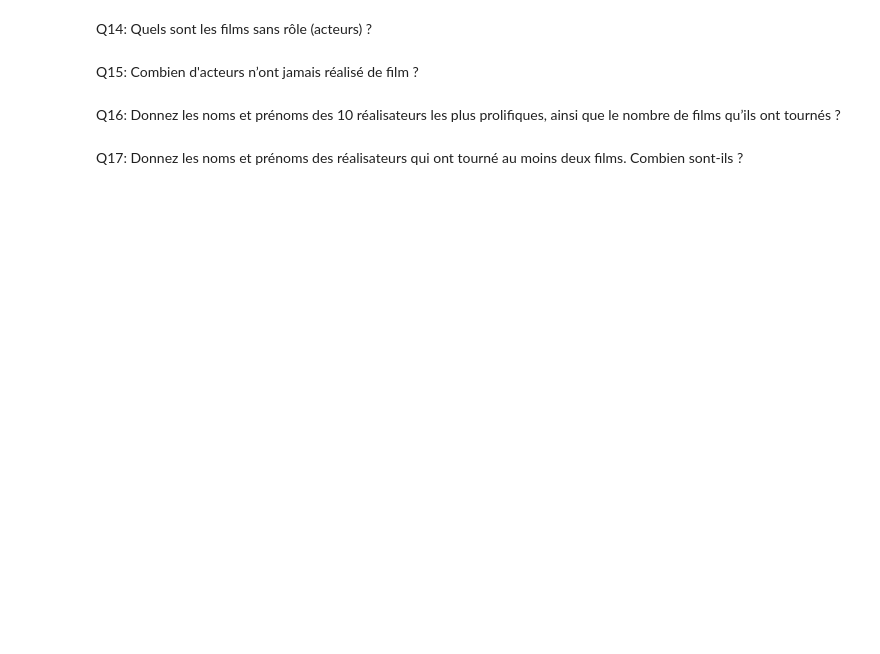
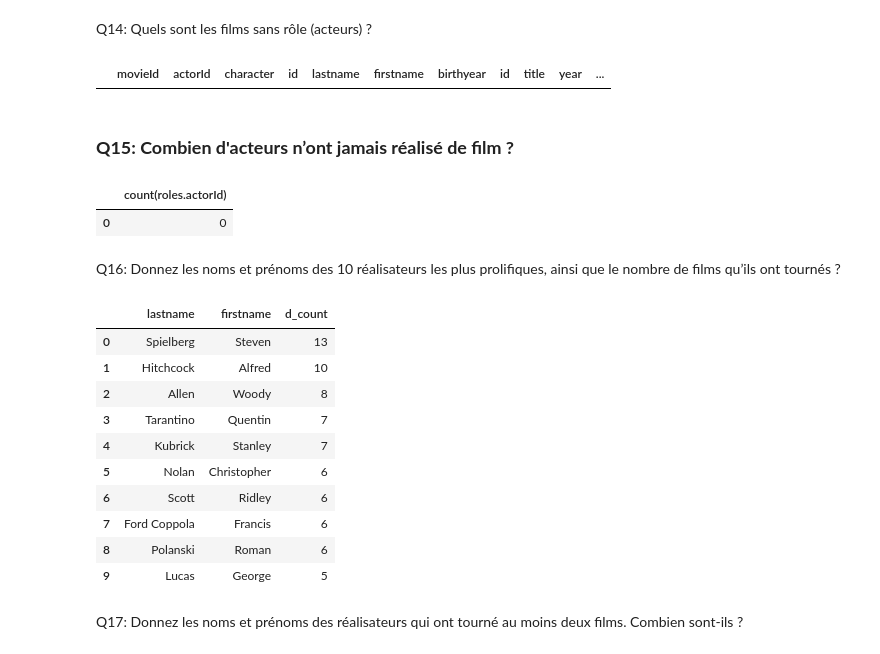
Before and after one commit to CPingeon/movies3, a Jupyter notebook: movies-3.ipynb, the cells around one changed output. Drawn from its saved outputs; the diff is of its cells as text; code cells hidden in the pictures; blank space fills up the shorter version.

```diff
--- a/movies-3.ipynb
+++ b/movies-3.ipynb
@@ -268,8 +388,58 @@ Q13: Quel est la filmographie de James Stewart ?
 # %% [markdown]
 Q14: Quels sont les films sans rôle (acteurs) ?
+# %%
+sql_query_14 = """
+    SELECT *
+    FROM roles
+    INNER JOIN artists ON roles.actorId=artists.Id
+    INNER JOIN movies ON roles.movieId=movies.Id
+    WHERE roles.character IS NULL
+"""
+
+results14 = pd.read_sql_query(sql_query_14, engine)
+results14.head(5)
+# %% [output]
+|  | movieId | actorId | character | id | lastname | firstname | birthyear | id | title | year | ... |
 # %% [markdown]
-Q15: Combien d'acteurs n’ont jamais réalisé de film ?
+### **Q15: Combien d'acteurs n’ont jamais réalisé de film ?**
+# %%
+sql_query_15 = """
+    SELECT count(roles.actorId)
+    FROM artists
+    INNER JOIN movies ON artists.id=movies.directorid
+    INNER JOIN roles ON artists.id=roles.actorId
+    WHERE movies.directorId != roles.actorId
+"""
+
+results15 = pd.read_sql_query(sql_query_15, engine)
+results15.head(10)
+# %% [output]
+|  | count(roles.actorId) |
+| 0 | 0 |
 # %% [markdown]
 Q16: Donnez les noms et prénoms des 10 réalisateurs les plus prolifiques, ainsi que le nombre de films qu’ils ont tournés ?
+# %%
+sql_query_16 = """
+    SELECT artists.lastname, artists.firstname, count(movies.directorId) as d_count
+    FROM artists
+    INNER JOIN movies ON artists.id=movies.directorid
+    GROUP BY movies.directorId
+    ORDER BY d_count DESC
+"""
+
+results16 = pd.read_sql_query(sql_query_16, engine)
+results16.head(10)
+# %% [output]
+|  | lastname | firstname | d_count |
+| 0 | Spielberg | Steven | 13 |
+| 1 | Hitchcock | Alfred | 10 |
+| 2 | Allen | Woody | 8 |
+| 3 | Tarantino | Quentin | 7 |
+| 4 | Kubrick | Stanley | 7 |
+| 5 | Nolan | Christopher | 6 |
+| 6 | Scott | Ridley | 6 |
+| 7 | Ford Coppola | Francis | 6 |
+| 8 | Polanski | Roman | 6 |
+| 9 | Lucas | George | 5 |
 # %% [markdown]
 Q17: Donnez les noms et prénoms des réalisateurs qui ont tourné au moins deux films. Combien sont-ils ?
```
Also changed, not shown: parts of 18 cells of this notebook.
